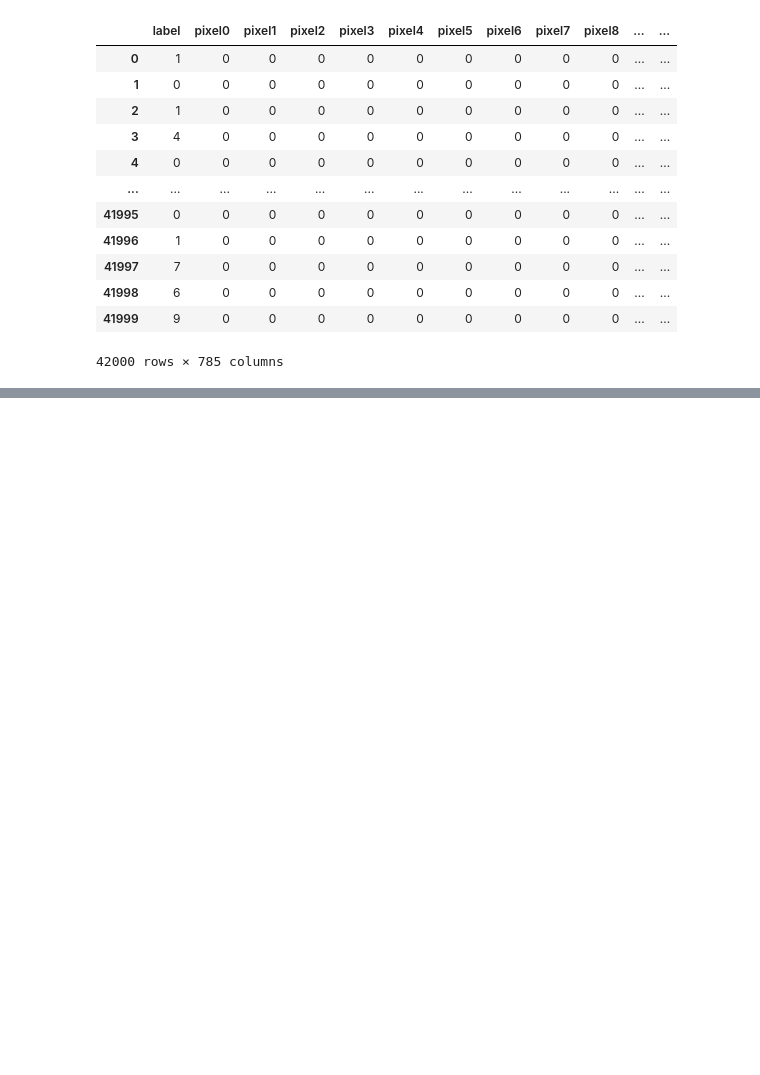
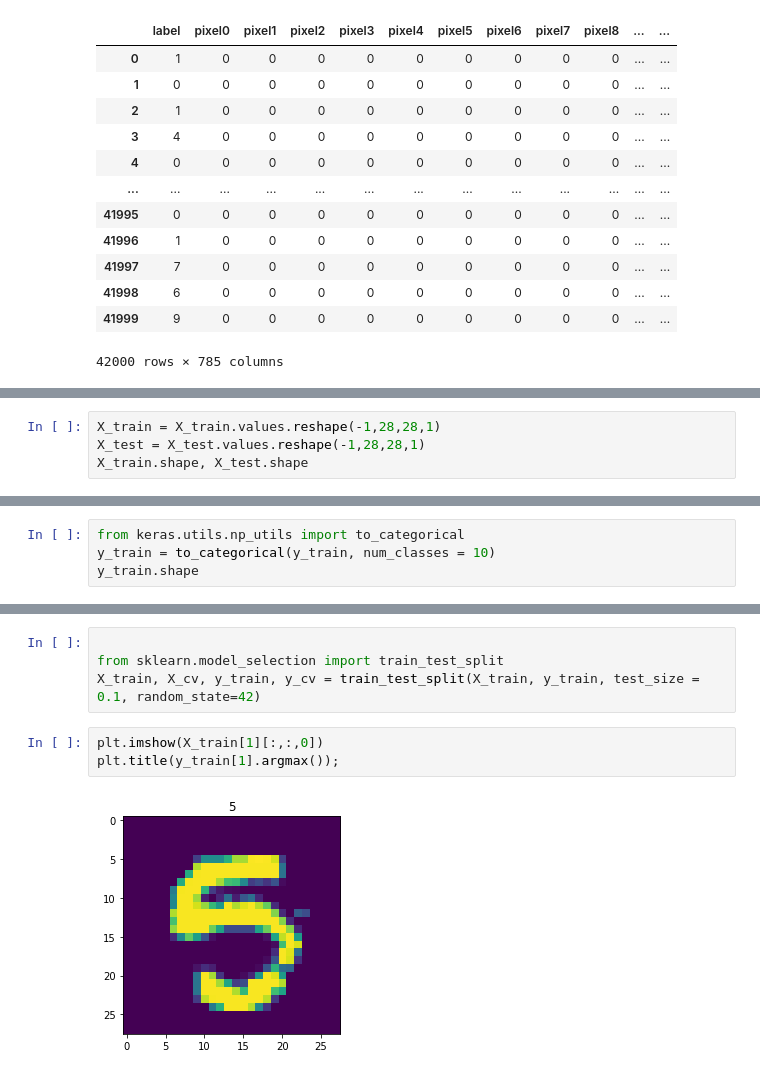
Before and after one commit to Sumith-Pevekar/DigitReco, a Jupyter notebook: DigitReco.ipynb, the cells around one changed output, grey strips where cells are left out. Cells and saved outputs as stored; diff of their text form; blank space fills up the shorter version.

```diff
--- a/DigitReco.ipynb
+++ b/DigitReco.ipynb
@@ -28,0 +81,4 @@ train
+# %%
+X_train = X_train.values.reshape(-1,28,28,1)
+X_test = X_test.values.reshape(-1,28,28,1)
+X_train.shape, X_test.shape
@@ -28,0 +87,4 @@ train
+# %%
+from keras.utils.np_utils import to_categorical
+y_train = to_categorical(y_train, num_classes = 10)
+y_train.shape
@@ -28,0 +103,9 @@ train
+# %%
+
+from sklearn.model_selection import train_test_split
+X_train, X_cv, y_train, y_cv = train_test_split(X_train, y_train, test_size = 0.1, random_state=42)
+# %%
+plt.imshow(X_train[1][:,:,0])
+plt.title(y_train[1].argmax());
+# %% [output]
+[figure, added]
```
Also changed, not shown: parts of 15 cells of this notebook.
